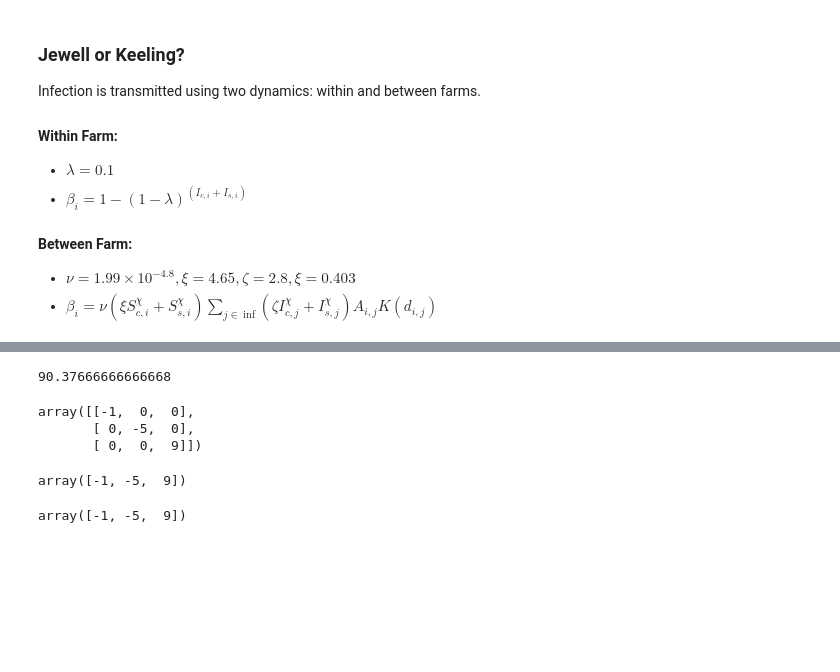
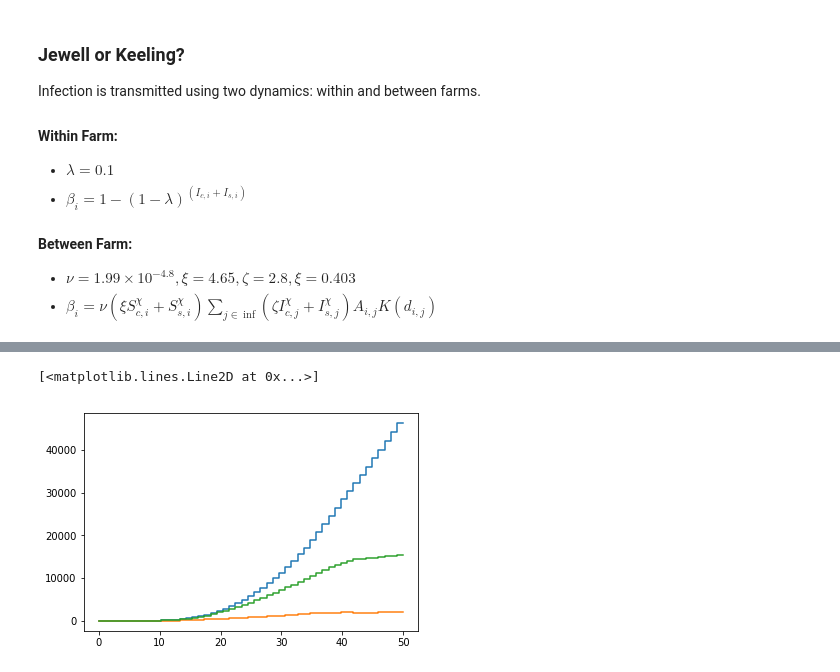
Before and after one commit to susiecant/FMD-RSG, a Jupyter notebook: Main_Notebooks/spatial_disease_model.ipynb, the cells around one changed output, grey strips where cells are left out. Saved outputs shown, nothing was run; the diff lists cells and outputs as text; code cells hidden in the pictures; blank space fills up the shorter version.

```diff
--- a/Main_Notebooks/spatial_disease_model.ipynb
+++ b/Main_Notebooks/spatial_disease_model.ipynb
@@ -514,4 +529,0 @@ plt.plot(range(tmax), [a/N for a in inf])
-# %%
-5422.6/60
-# %% [output]
-90.37666666666668
@@ -521,14 +530,9 @@ B = np.array([[1,0,0],[0,5,0], [0,0,9]])
-# %%
-C*B
-# %% [output]
-array([[-1,  0,  0],
-       [ 0, -5,  0],
-       [ 0,  0,  9]])
-# %%
-np.dot(C,B)
-# %% [output]
-array([-1, -5,  9])
-# %%
-np.dot(B,C)
-# %% [output]
-array([-1, -5,  9])
+# %%
+tplot = np.linspace(0,50,50)
+cumInfPlot = cuminf
+plt.step(tplot, cumInfPlot)
+plt.step(tplot, numinf)
+plt.step(tplot, inf)
+# %% [output]
+[<matplotlib.lines.Line2D at 0x...>]
+[figure, added]
```
Also changed, not shown: parts of 21 cells of this notebook.
